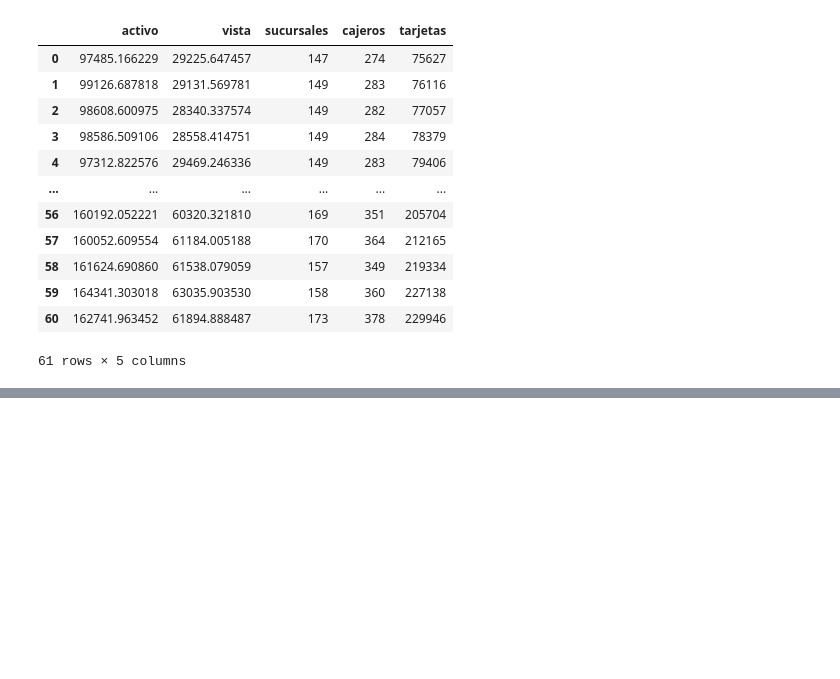
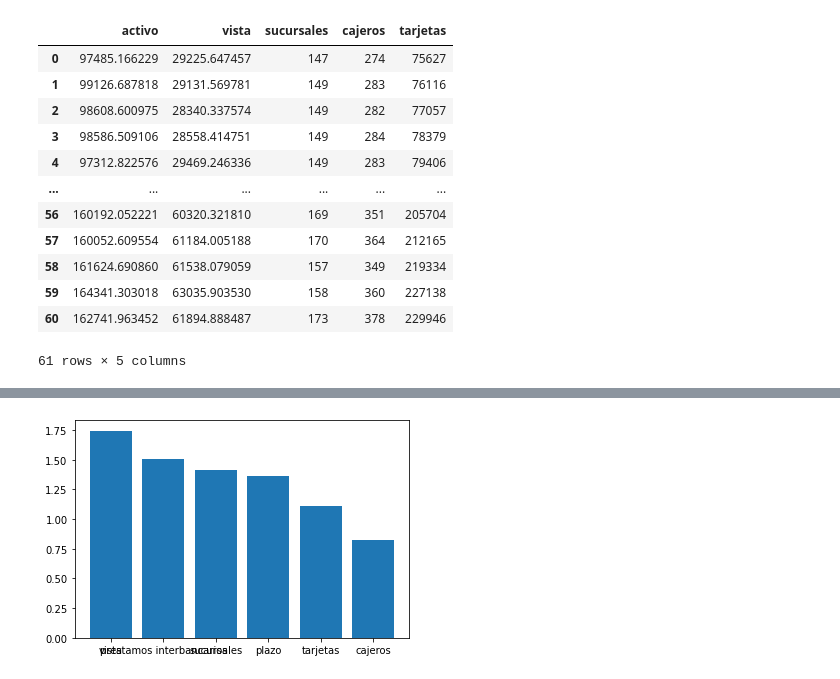
Before and after one commit to CristobalSVM/Aprendizaje-Autom-tico, a Jupyter notebook: Tarea_4.ipynb, the cells around one changed output, grey strips where cells are left out. Saved outputs shown, nothing was run; the diff lists cells and outputs as text; code cells hidden in the pictures; blank space fills up the shorter version.

```diff
--- a/Tarea_4.ipynb
+++ b/Tarea_4.ipynb
@@ -130,0 +221,10 @@ df_nuevo
+# %%
+# Agregarlo a los resultados
+df_f['mi'] = mi
+df_f.sort_values('mi', ascending = False, inplace = True)
+
+plt.figure()
+plt.bar(df_f.index, df_f.mi)
+plt.show()
+# %% [output]
+[figure, added]
```
Also changed, not shown: parts of 46 cells of this notebook.
